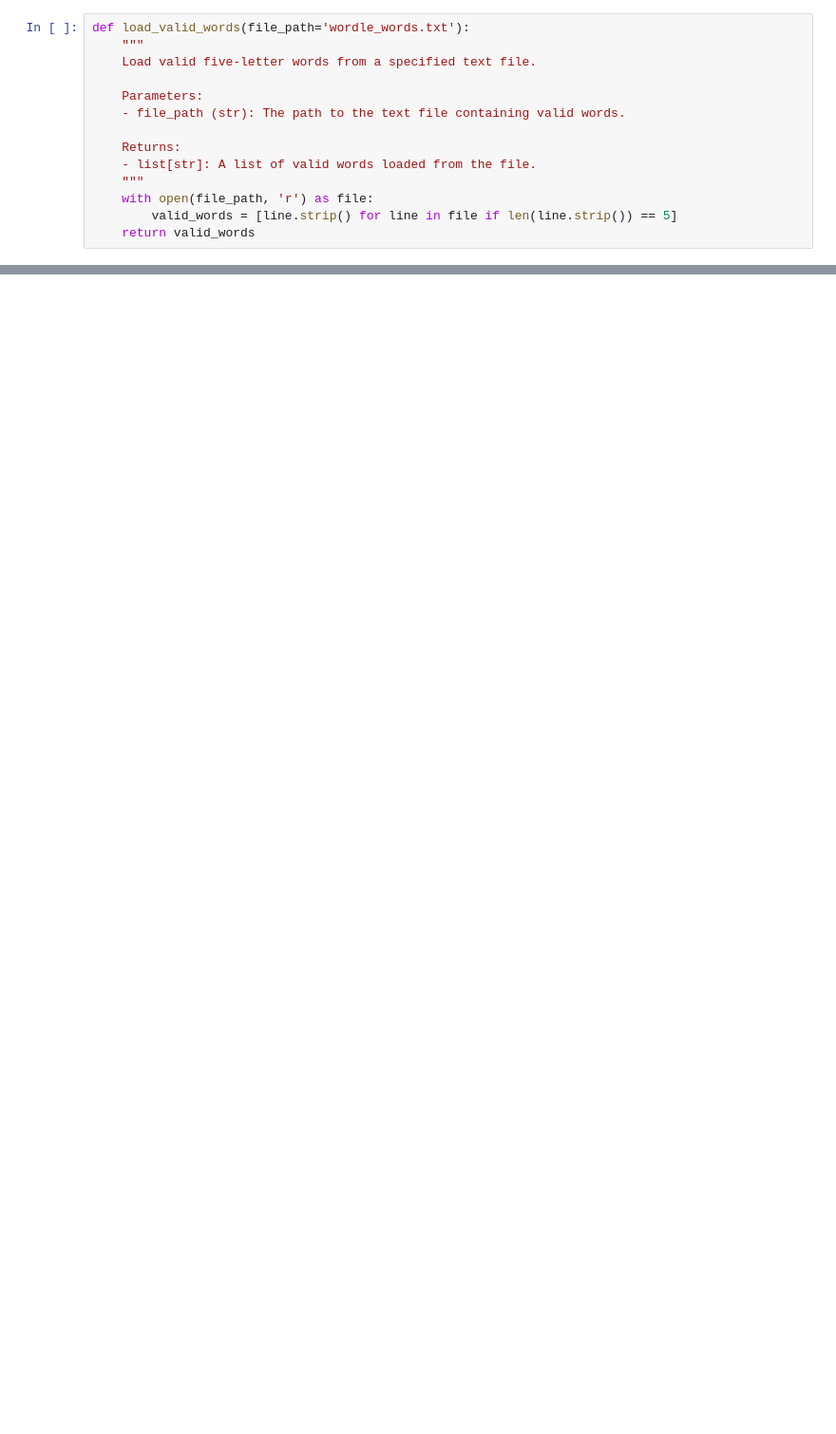
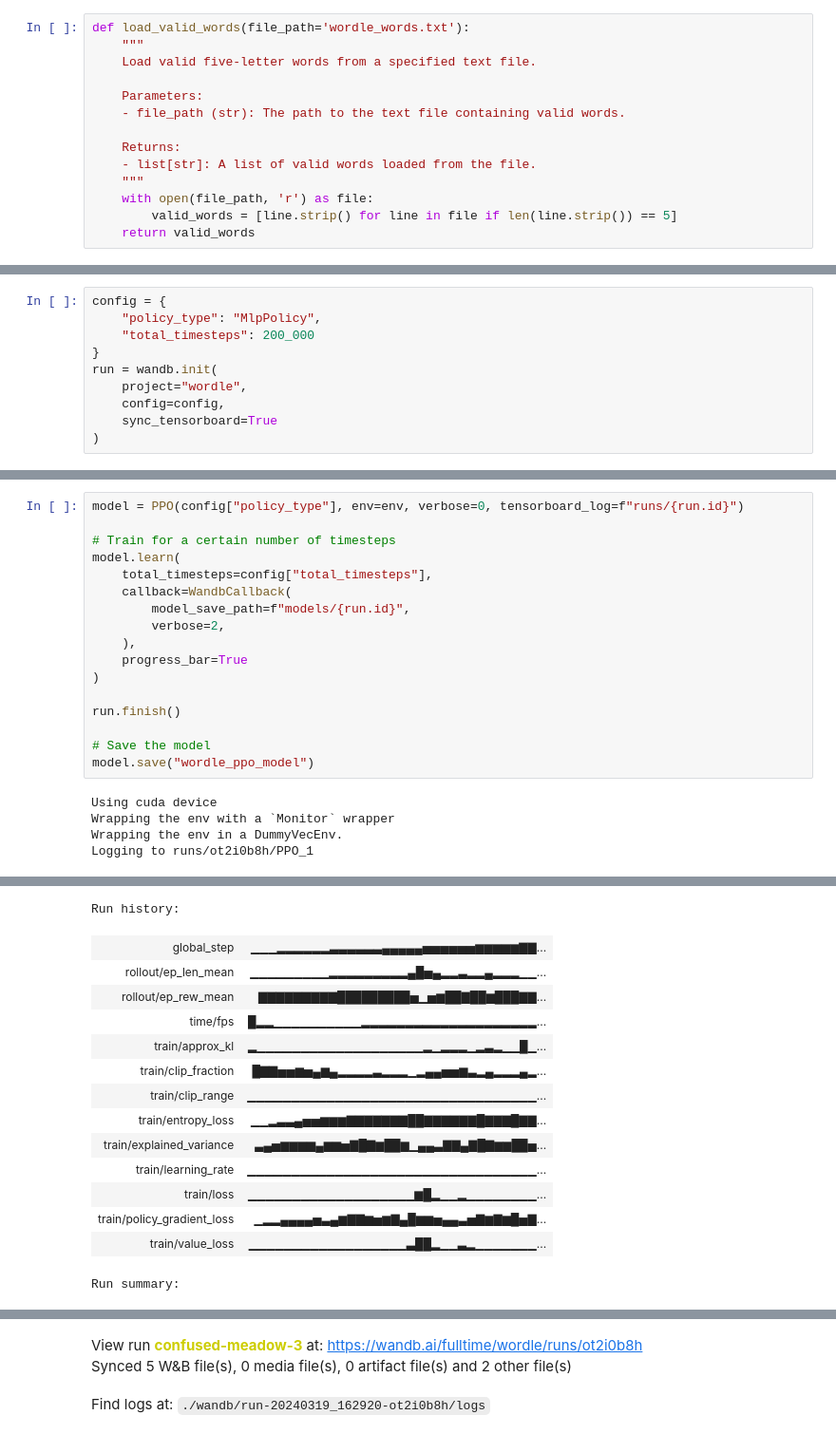
Before and after one commit to ltcptgeneral/cse151b-final-project, a Jupyter notebook: dqn_letter_gssr.ipynb, the cells around one changed output, grey strips where cells are left out. Shown: that part at 95% size. Saved outputs shown, nothing was run; the diff lists cells and outputs as text; blank space fills up the shorter version.

Commit message:
delete gym-wordle, fix some issues in letter_guess gym, add wandb integration

```diff
--- a/dqn_letter_gssr.ipynb
+++ b/dqn_letter_gssr.ipynb
@@ -31,0 +26,10 @@ TypeError: LetterGuessingEnv.__init__() missing 1 required positional argument:
+# %%
+config = {
+    "policy_type": "MlpPolicy",
+    "total_timesteps": 200_000
+}
+run = wandb.init(
+    project="wordle",
+    config=config,
+    sync_tensorboard=True
+)
@@ -31,0 +44,22 @@ TypeError: LetterGuessingEnv.__init__() missing 1 required positional argument:
+# %%
+model = PPO(config["policy_type"], env=env, verbose=0, tensorboard_log=f"runs/{run.id}")
+
+# Train for a certain number of timesteps
+model.learn(
+    total_timesteps=config["total_timesteps"],
+    callback=WandbCallback(
+        model_save_path=f"models/{run.id}",
+        verbose=2,
+    ),
+	progress_bar=True
+)
+
+run.finish()
+
+# Save the model
+model.save("wordle_ppo_model")
+# %% [output]
+Using cuda device
+Wrapping the env with a `Monitor` wrapper
+Wrapping the env in a DummyVecEnv.
+Logging to runs/ot2i0b8h/PPO_1
@@ -31,0 +87,15 @@ TypeError: LetterGuessingEnv.__init__() missing 1 required positional argument:
+Run history:
+| global_step | ▁▁▁▂▂▂▂▂▂▃▃▃▃▃▃▄▄▄▄▄▅▅▅▅▅▅▆▆▆▆▆▇▇... |
+| rollout/ep_len_mean | ▁▁▁▁▁▁▁▁▁▂▂▂▂▂▂▂▂▂▄█▅▄▂▂▃▂▂▄▂▂▂▁▁... |
+| rollout/ep_rew_mean | ▇▇▇▇▇▇▇▇▇█████████▅▁▅▆██▇██▆███▇▇... |
+| time/fps | █▂▂▁▁▁▁▁▁▁▁▁▁▂▂▂▂▂▂▂▂▂▂▂▂▂▂▂▂▂▂▂▂... |
+| train/approx_kl | ▂▁▁▁▁▁▁▁▁▁▁▁▁▁▁▁▁▁▁▁▂▁▂▂▂▁▂▃▂▁▁█▁... |
+| train/clip_fraction | █▇▇▅▅▆▅▄▆▄▂▂▂▂▃▂▂▂▁▂▄▄▅▅▆▃▂▄▂▂▂▄▂... |
+| train/clip_range | ▁▁▁▁▁▁▁▁▁▁▁▁▁▁▁▁▁▁▁▁▁▁▁▁▁▁▁▁▁▁▁▁▁... |
+| train/entropy_loss | ▁▁▂▃▃▄▅▅▆▆▆▇▇▇▇▇▇▇██▇▇▇▇▇▇█▇▇▇█▇▇... |
+| train/explained_variance | ▃▄▅▆▆▆▆▄▆▆▅▇█▇▆██▆▁▄▄▃▇▇▄▇█▇▆▆██▅... |
+| train/learning_rate | ▁▁▁▁▁▁▁▁▁▁▁▁▁▁▁▁▁▁▁▁▁▁▁▁▁▁▁▁▁▁▁▁▁... |
+| train/loss | ▁▁▁▁▁▁▁▁▁▁▁▁▁▁▁▁▁▁▁▆█▂▁▁▂▁▁▁▁▁▁▁▁... |
+| train/policy_gradient_loss | ▁▂▂▄▄▄▄▅▃▄▆▇▇▆▅▆▇▄█▆▆▅▄▄▃▅▇▆▇▆█▅▇... |
+| train/value_loss | ▁▁▁▁▁▁▁▁▁▁▁▁▁▁▁▁▁▁▃██▂▁▁▃▂▁▁▁▁▁▁▁... |
+Run summary:
@@ -31,0 +115,3 @@ TypeError: LetterGuessingEnv.__init__() missing 1 required positional argument:
+View run confused-meadow-3 at: https://wandb.ai/fulltime/wordle/runs/ot2i0b8h
+Synced 5 W&B file(s), 0 media file(s), 0 artifact file(s) and 2 other file(s)
+Find logs at: ./wandb/run-20240319_162920-ot2i0b8h/logs
```
Also changed, not shown: parts of 8 cells of this notebook, 9 other files.
